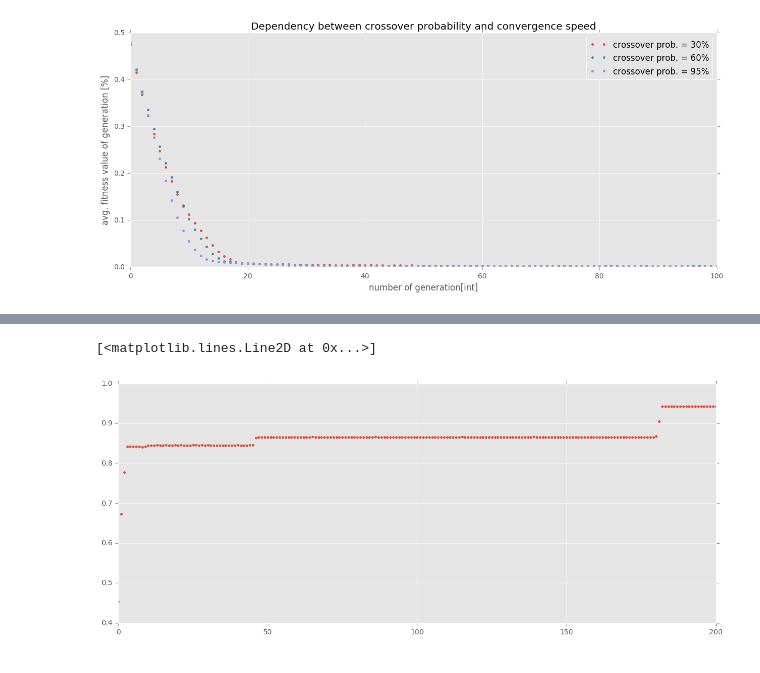
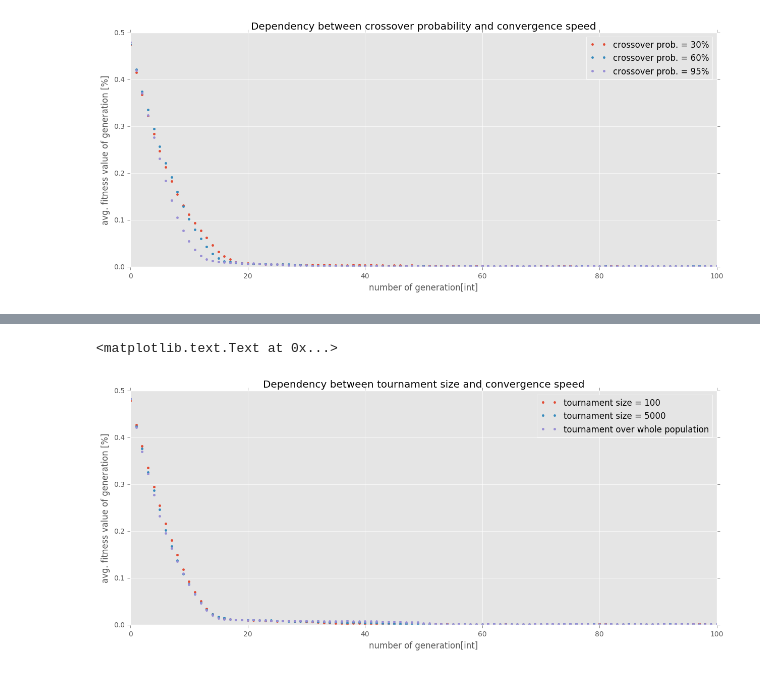
Before and after one commit to bobirdmi/MI-PAA, a Jupyter notebook: hw4.ipynb, the cells around one changed output, grey strips where cells are left out. Cells and saved outputs as stored; diff of their text form; code cells hidden in the pictures.

```diff
--- a/hw4.ipynb
+++ b/hw4.ipynb
@@ -303,5 +303,11 @@ plt.title('Dependency between selection type and convergence speed')
-# %%
-plt.plot(x, dictn4[32], '.')
-# %% [output]
-[<matplotlib.lines.Line2D at 0x...>]
-[figure, removed]
+# %%
+plt.plot(x, dictn4[40]['tournament'][100][0], '.', label='tournament size = 100')
+plt.plot(x, dictn4[40]['tournament'][5000][0], '.', label='tournament size = 5000')
+plt.plot(x, dictn4[40]['tournament'][n_list[0]][0], '.', label='tournament over whole population')
+plt.xlabel('number of generation[int]')
+plt.ylabel('avg. fitness value of generation [%]')
+plt.legend(loc='best')
+plt.title('Dependency between tournament size and convergence speed')
+# %% [output]
+<matplotlib.text.Text at 0x...>
+[figure, added]
```
Also changed, not shown: parts of 2 cells of this notebook, 1 other file.
